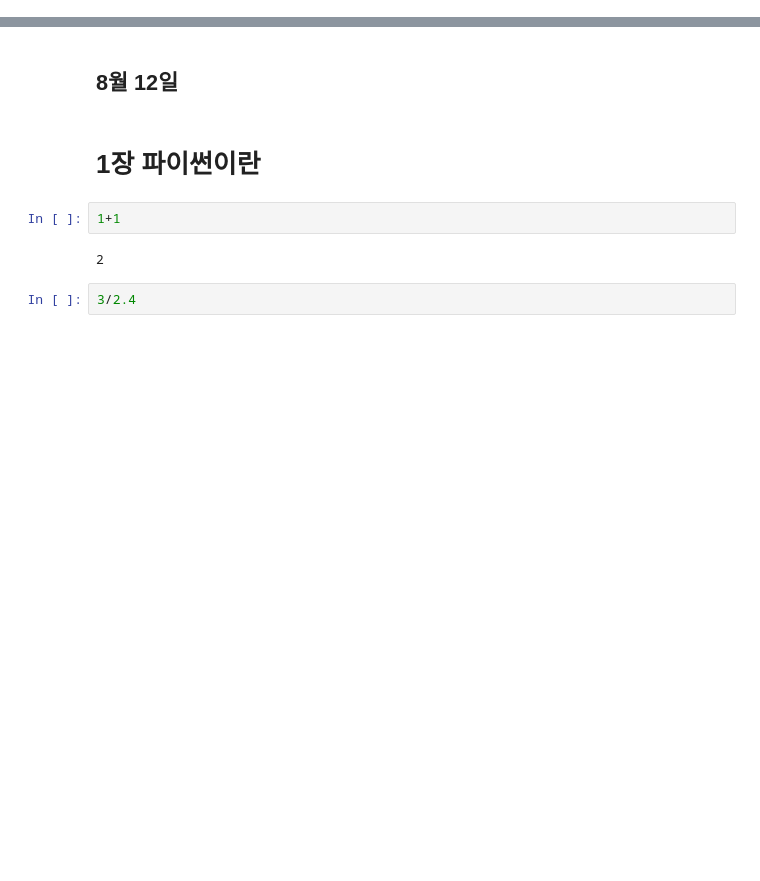
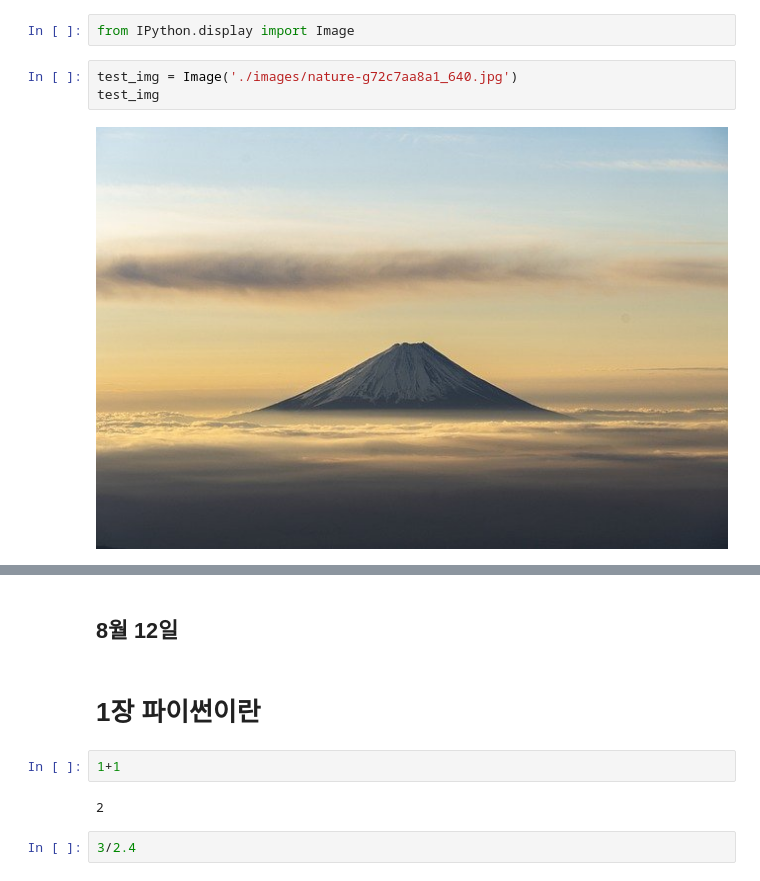
Before and after one commit to data-sy/StepByStep, a Jupyter notebook: JumpToPython(1).ipynb, the cells around one changed output, grey strips where cells are left out. Cells and saved outputs as stored; diff of their text form; blank space fills up the shorter version.

```diff
--- a/JumpToPython(1).ipynb
+++ b/JumpToPython(1).ipynb
@@ -0,0 +36,7 @@
+# %%
+from IPython.display import Image
+# %%
+test_img = Image('./images/nature-g72c7aa8a1_640.jpg')
+test_img
+# %% [output]
+[figure, added]
```
Also changed, not shown: parts of 40 cells of this notebook.
